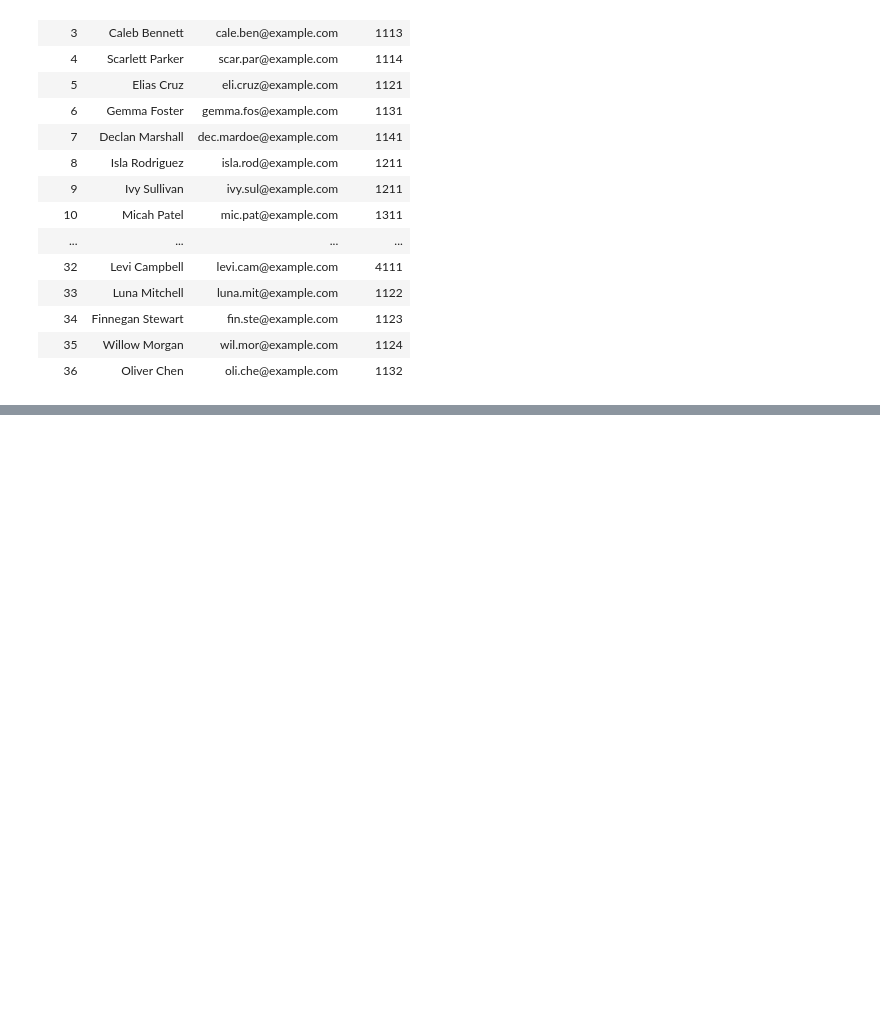
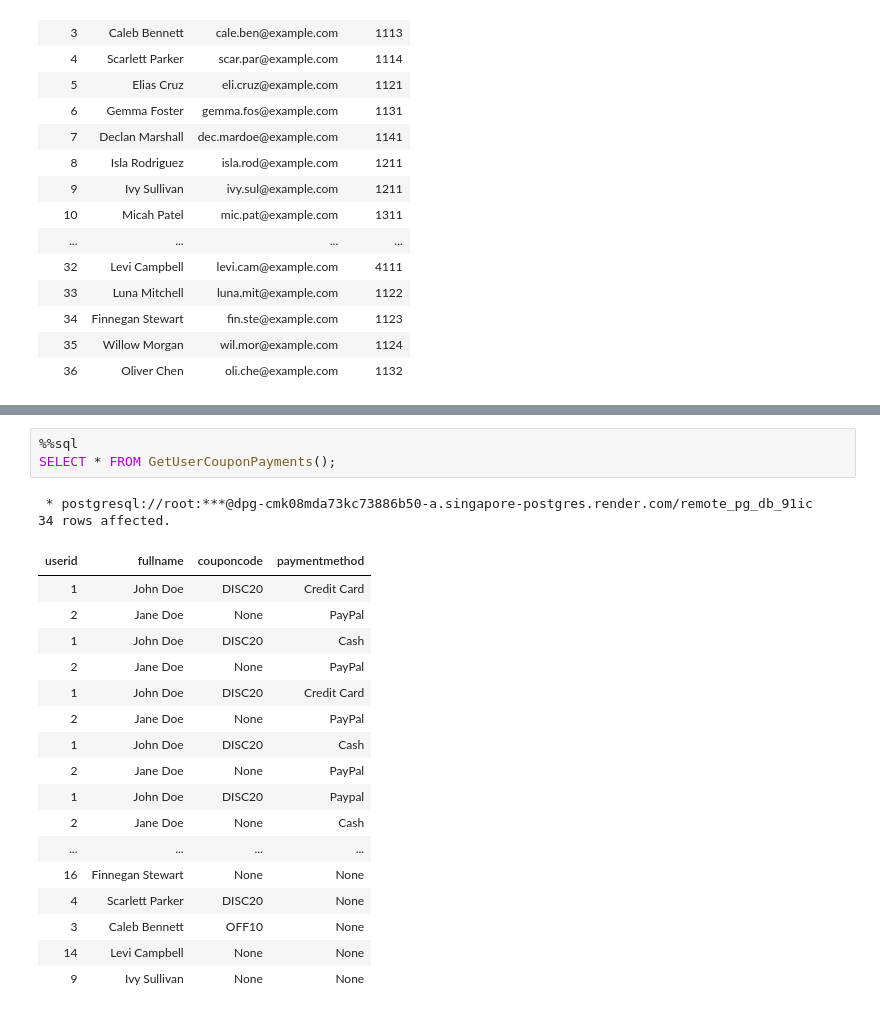
Before and after one commit to Pisit-Iam/DB-Project, a Jupyter notebook: DB_Project.ipynb, the cells around one changed output, grey strips where cells are left out. Cells and saved outputs as stored; diff of their text form; blank space fills up the shorter version.

```diff
--- a/DB_Project.ipynb
+++ b/DB_Project.ipynb
@@ -266,0 +402,23 @@ SELECT * FROM Users;
+# %%
+%%sql
+SELECT * FROM GetUserCouponPayments();
+# %% [output]
+ * postgresql://root:***@dpg-cmk08mda73kc73886b50-a.singapore-postgres.render.com/remote_pg_db_91ic
+34 rows affected.
+| userid | fullname | couponcode | paymentmethod |
+| 1 | John Doe | DISC20 | Credit Card |
+| 2 | Jane Doe | None | PayPal |
+| 1 | John Doe | DISC20 | Cash |
+| 2 | Jane Doe | None | PayPal |
+| 1 | John Doe | DISC20 | Credit Card |
+| 2 | Jane Doe | None | PayPal |
+| 1 | John Doe | DISC20 | Cash |
+| 2 | Jane Doe | None | PayPal |
+| 1 | John Doe | DISC20 | Paypal |
+| 2 | Jane Doe | None | Cash |
+| ... | ... | ... | ... |
+| 16 | Finnegan Stewart | None | None |
+| 4 | Scarlett Parker | DISC20 | None |
+| 3 | Caleb Bennett | OFF10 | None |
+| 14 | Levi Campbell | None | None |
+| 9 | Ivy Sullivan | None | None |
```
Also changed, not shown: parts of 9 cells of this notebook.
